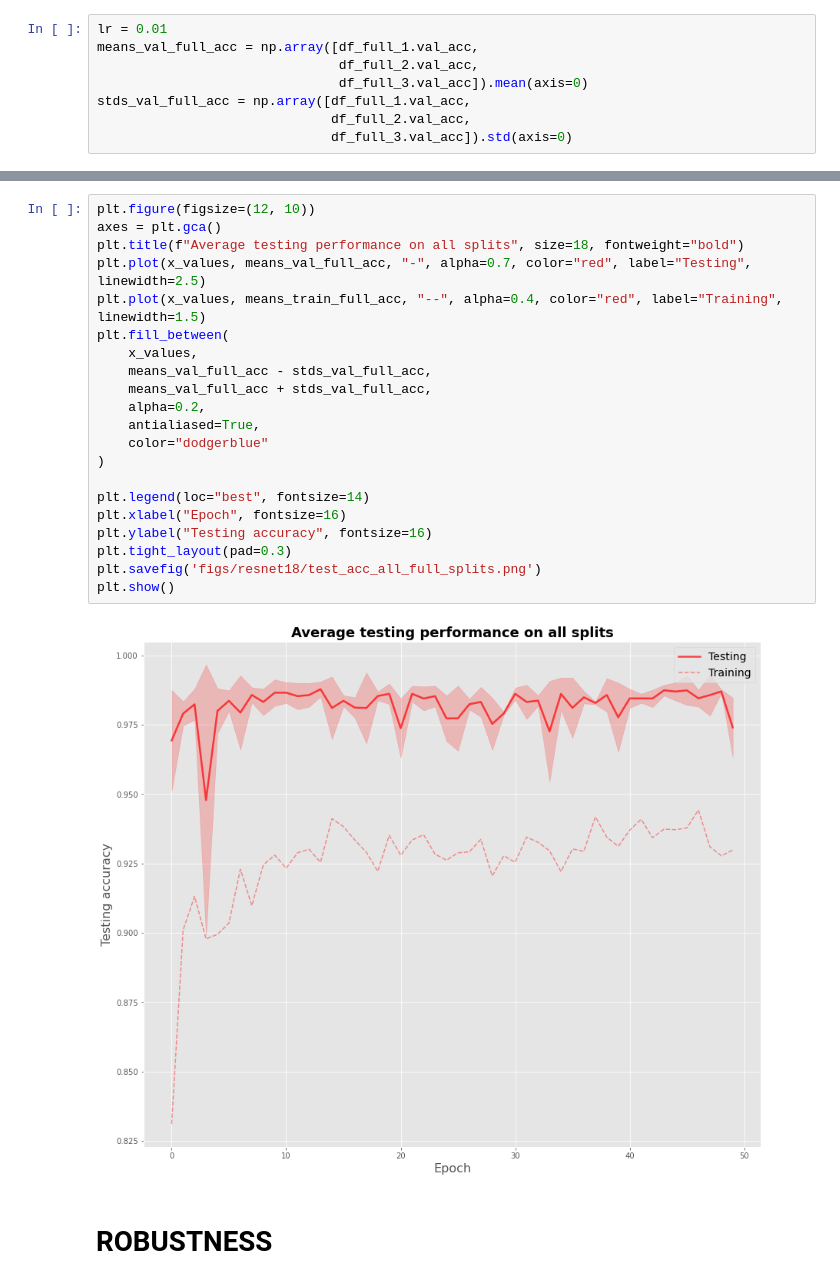
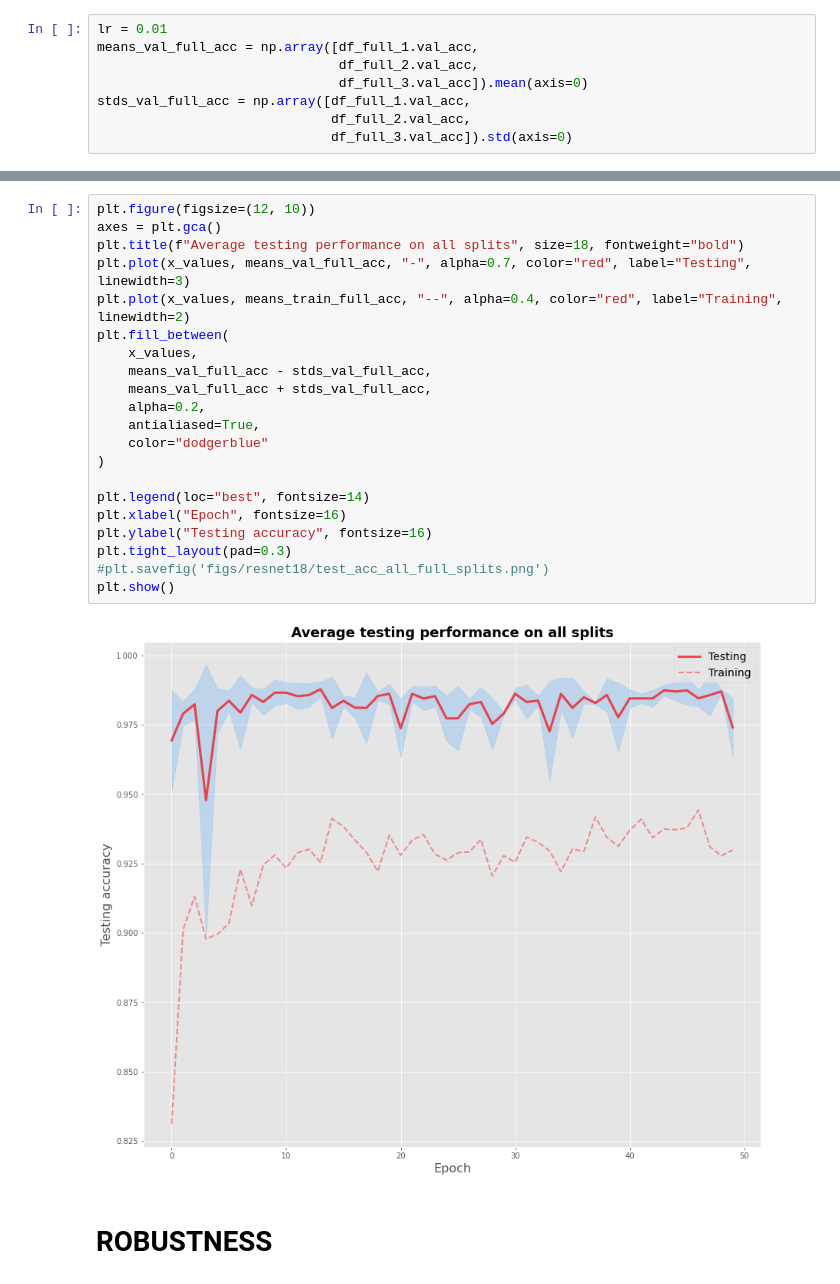
Before and after one commit to federicoarenasl/BoVW-ResNet18-Robustness-Evaluation, a Jupyter notebook: resnet_data_analyser.ipynb, the cells around one changed output, grey strips where cells are left out. Cells and saved outputs as stored; diff of their text form.

```diff
--- a/resnet_data_analyser.ipynb
+++ b/resnet_data_analyser.ipynb
@@ -345,26 +354,26 @@ plt.show()
 # %%
 plt.figure(figsize=(12, 10))
 axes = plt.gca()
 plt.title(f"Average testing performance on all splits", size=18, fontweight="bold")
-plt.plot(x_values, means_val_full_acc, "-", alpha=0.7, color="red", label="Testing", linewidth=2.5)
-plt.plot(x_values, means_train_full_acc, "--", alpha=0.4, color="red", label="Training", linewidth=1.5)
+plt.plot(x_values, means_val_full_acc, "-", alpha=0.7, color="red", label="Testing", linewidth=3)
+plt.plot(x_values, means_train_full_acc, "--", alpha=0.4, color="red", label="Training", linewidth=2)
 plt.fill_between(
     x_values,
     means_val_full_acc - stds_val_full_acc,
     means_val_full_acc + stds_val_full_acc,
     alpha=0.2,
     antialiased=True,
     color="dodgerblue"
 )
 
 plt.legend(loc="best", fontsize=14)
 plt.xlabel("Epoch", fontsize=16)
 plt.ylabel("Testing accuracy", fontsize=16)
 plt.tight_layout(pad=0.3)
-plt.savefig('figs/resnet18/test_acc_all_full_splits.png')
+#plt.savefig('figs/resnet18/test_acc_all_full_splits.png')
 plt.show()
 # %% [output]
-[figure, old version]
+[figure, new version]
 # %% [markdown]
 # ROBUSTNESS
 # %% [markdown]
```
Also changed, not shown: parts of 14 cells of this notebook, 1 other file.
